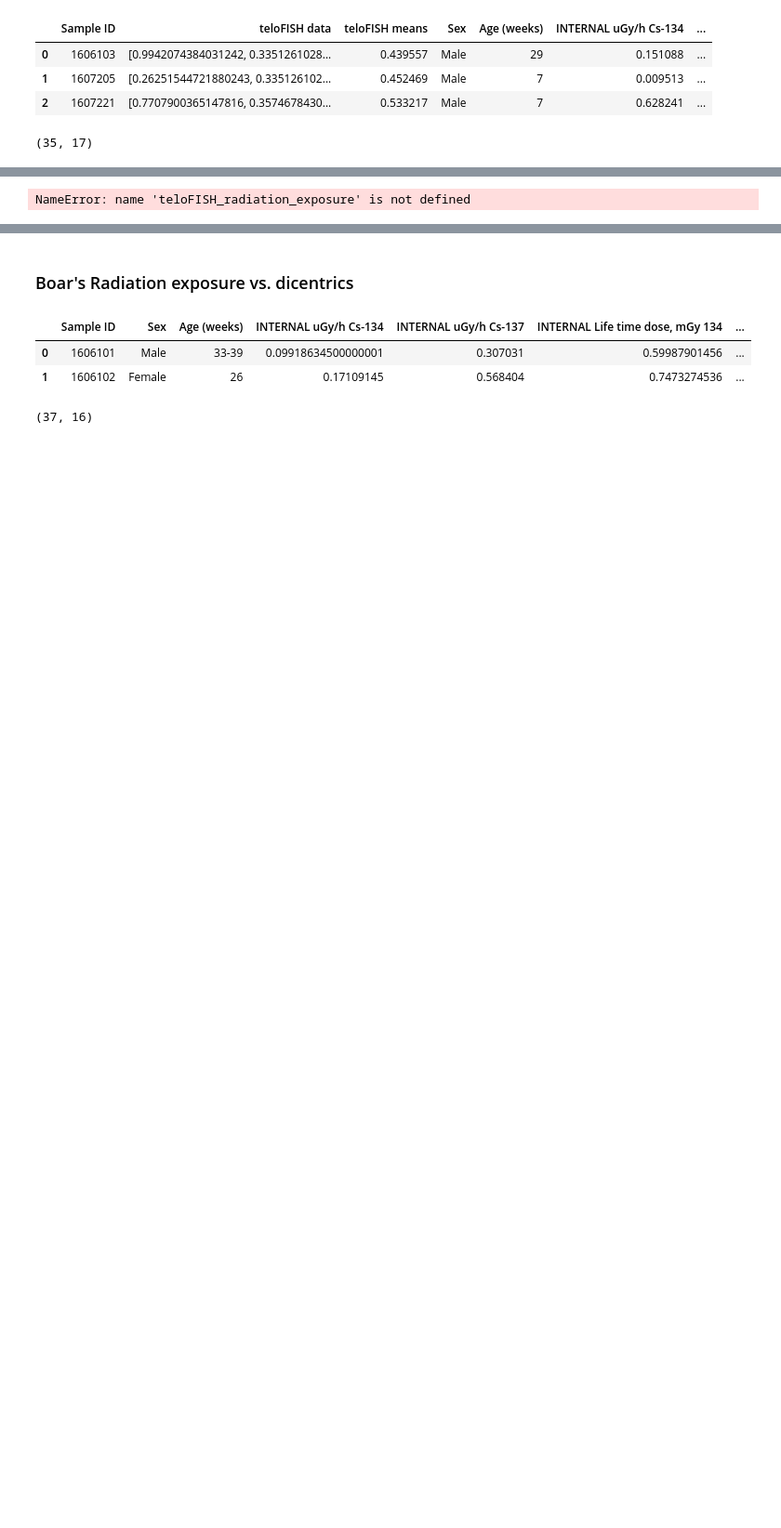
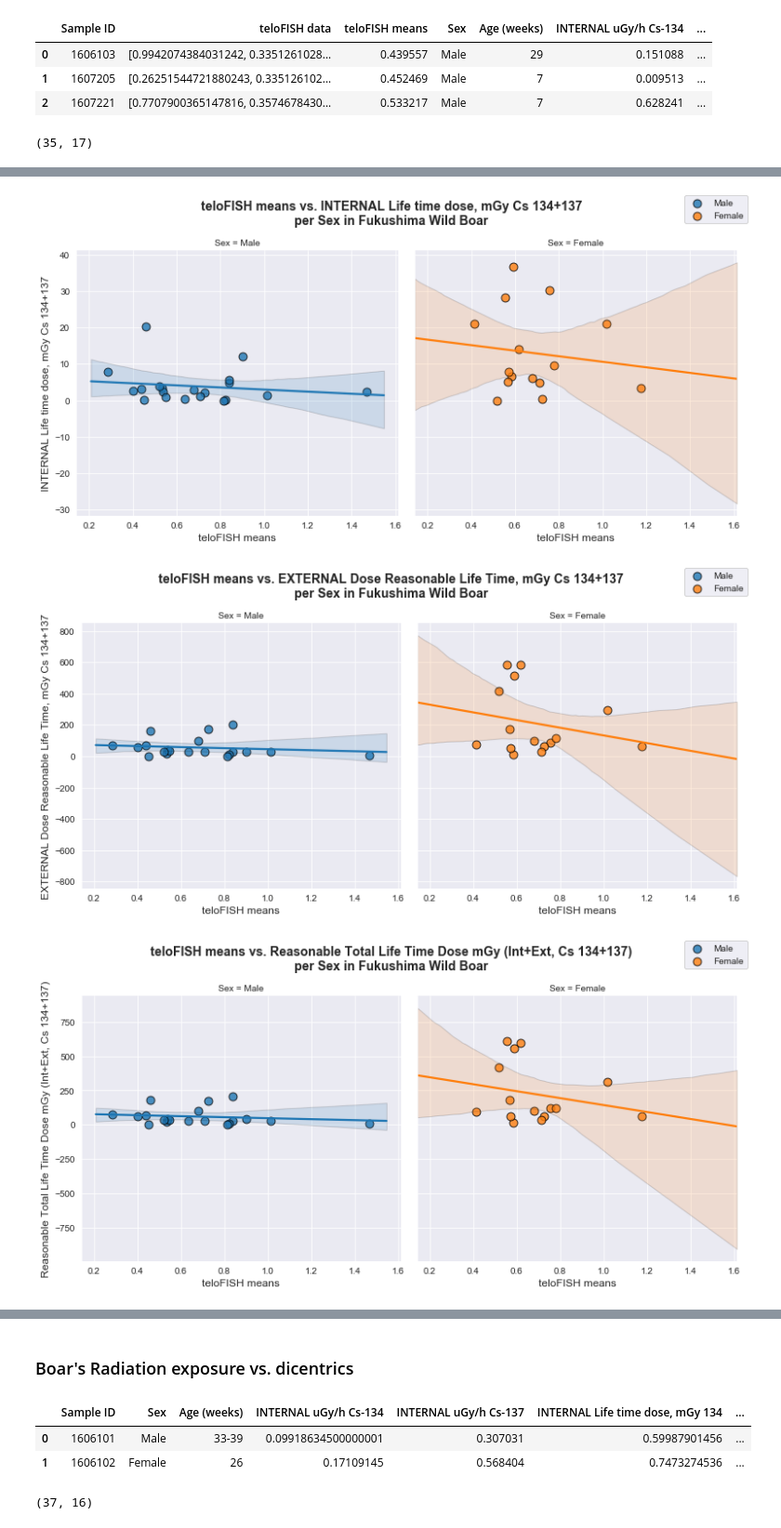
Before and after one commit to Jared-Luxton/Fukushima-Nuclear-Disaster-Humans, a Jupyter notebook: workflow & analyses notebooks/00_Fukushima_Project_Workflow_Data_Story.ipynb, the cells around one changed output, grey strips where cells are left out. Shown at 93% size. Drawn from its saved outputs; the diff is of its cells as text; code cells hidden in the pictures; blank space fills up the shorter version.

```diff
--- a/workflow & analyses notebooks/00_Fukushima_Project_Workflow_Data_Story.ipynb
+++ b/workflow & analyses notebooks/00_Fukushima_Project_Workflow_Data_Story.ipynb
@@ -81,29 +90,31 @@ Our plots will relate three measurements of radiation exposure to mean telomere
 # %%
 x = 'teloFISH means'
 data=teloFISH_radiation_exposure
 hue='Sex'
 col='Sex'
 
 def multiple_linear_regression_graphs_between_variables(x=None, y_cols_to_graph=None,
                                                         data=None, hue=None, col=None,
                                                        hue_order=None, col_order=None):
 
     for y in y_cols_to_graph:
 
         ax=sns.lmplot(x=x, y=y, hue=hue, col=col, data=data,
-        height=5.5, aspect=1, scatter_kws={"s": 70, "edgecolor":'black'},
+        height=5.5, aspect=1, scatter_kws={"s": 80, "edgecolor":'black'},
         hue_order=hue_order, col_order=col_order)
 
         fig = ax.fig
         fig.suptitle(f'{x} vs. {y}\nper Sex in Fukushima Wild Boar', fontsize=14, weight='bold')
         ax.set_xlabels(x, fontsize=12)
         ax.set_ylabels(y, fontsize=12)
         plt.subplots_adjust(top=0.84)
         fig.legend(fontsize='medium')
     #     ax.savefig(f"../graphs/Mean Telomere Length by FISH vs {name_current}.png")
 
 multiple_linear_regression_graphs_between_variables(x=x, y_cols_to_graph=y_cols_to_graph,
                                                     data=data, hue=hue, col=col)
 # %% [output]
-NameError: name 'teloFISH_radiation_exposure' is not defined
+[figure, added]
+[figure, added]
+[figure, added]
 # %% [markdown]
```
Also changed, not shown: parts of 12 cells of this notebook.
